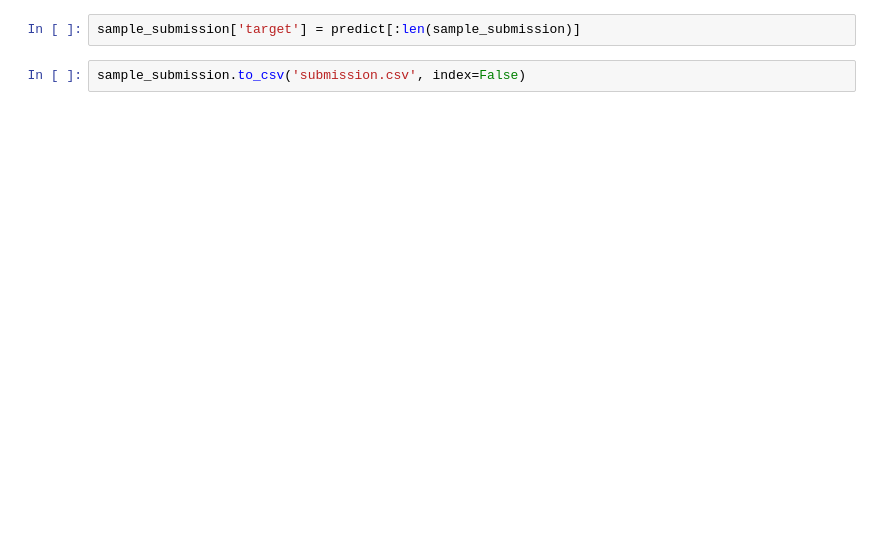
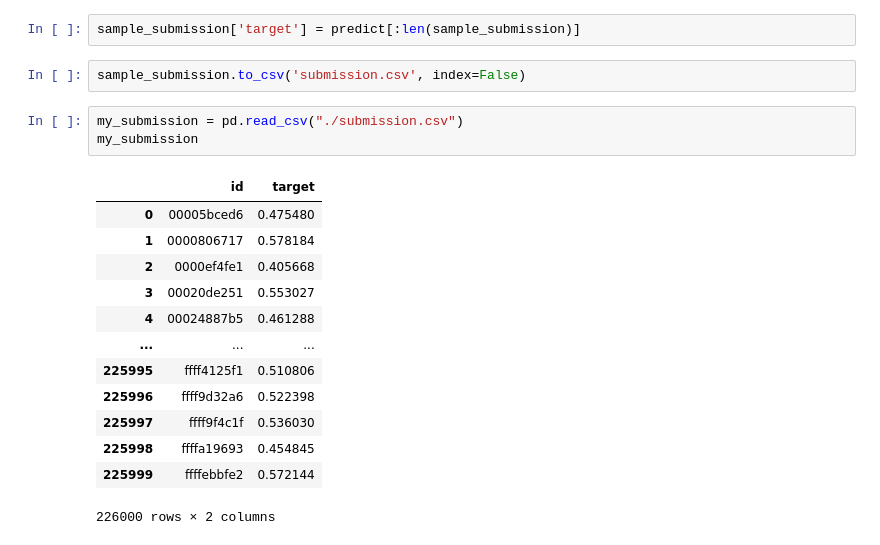
Before and after one commit to anubhavde/fuzzy-eureka, a Jupyter notebook: gravitational-detection.ipynb, the cells around one changed output. Saved outputs shown, nothing was run; the diff lists cells and outputs as text; blank space fills up the shorter version.

```diff
--- a/gravitational-detection.ipynb
+++ b/gravitational-detection.ipynb
@@ -246,3 +277,20 @@ predict = model.predict_generator(test_generator, verbose=1)
 sample_submission['target'] = predict[:len(sample_submission)]
 # %%
 sample_submission.to_csv('submission.csv', index=False)
+# %%
+my_submission = pd.read_csv("./submission.csv")
+my_submission
+# %% [output]
+|  | id | target |
+| 0 | 00005bced6 | 0.475480 |
+| 1 | 0000806717 | 0.578184 |
+| 2 | 0000ef4fe1 | 0.405668 |
+| 3 | 00020de251 | 0.553027 |
+| 4 | 00024887b5 | 0.461288 |
+| ... | ... | ... |
+| 225995 | ffff4125f1 | 0.510806 |
+| 225996 | ffff9d32a6 | 0.522398 |
+| 225997 | ffff9f4c1f | 0.536030 |
+| 225998 | ffffa19693 | 0.454845 |
+| 225999 | ffffebbfe2 | 0.572144 |
+226000 rows × 2 columns
```
Also changed, not shown: parts of 18 cells of this notebook.
